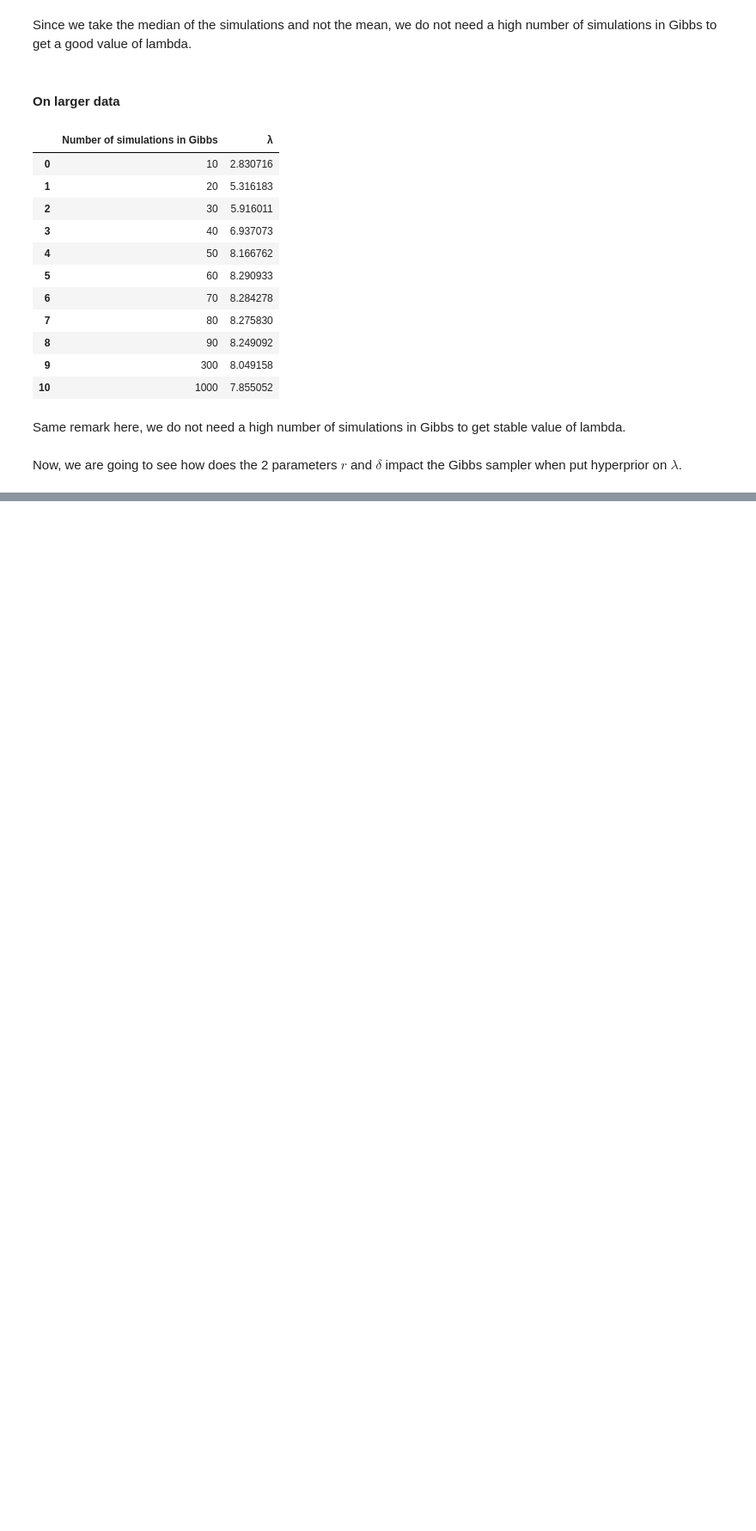
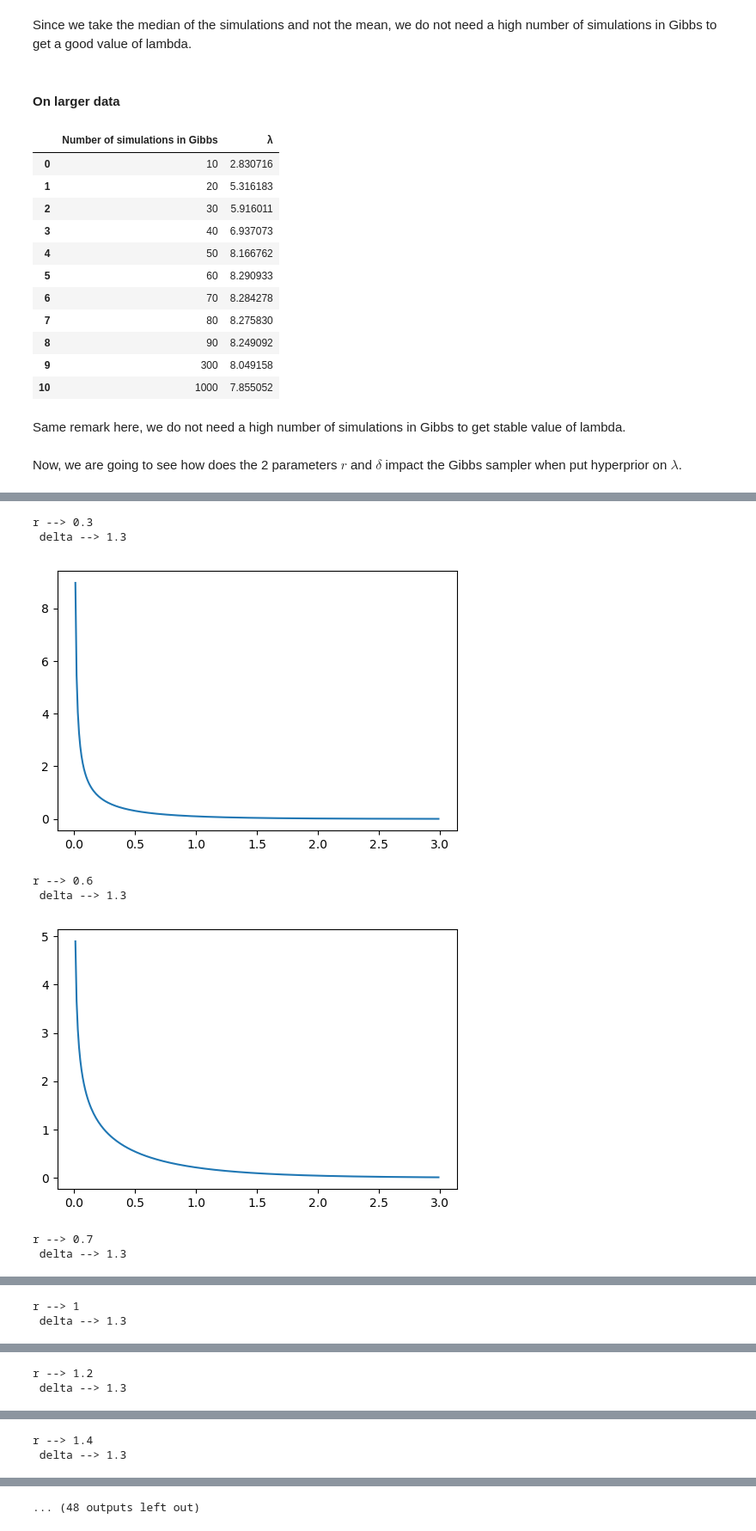
Before and after one commit to mathislinger/Bayesian_Lasso, a Jupyter notebook: code.ipynb, the cells around one changed output, grey strips where cells are left out. Shown at 86% size. Cells and saved outputs as stored; diff of their text form; code cells hidden in the pictures; blank space fills up the shorter version.

```diff
--- a/code.ipynb
+++ b/code.ipynb
@@ -831,0 +890,16 @@ rate = sum(tau_sq[i+1])/2+delta
+# %%
+# Plot for different values of r and lambda
+for i in [1.3,1.5,1.78,1.9,2]:
+    for j in [.3,.6,.7,1,1.2,1.4]:
+        print('r --> {} \n delta --> {}'.format(j,i))
+        plt.plot([k/100 for k in range(1,300,1)], [gamma_prior_lambda_sq(k/100, j, i) for k in range(1,300,1)])
+        plt.show()
+# %% [output]
+r --> 0.3
+ delta --> 1.3
+[figure, added]
+r --> 0.6
+ delta --> 1.3
+[figure, added]
+r --> 0.7
+ delta --> 1.3
@@ -831,0 +907,2 @@ rate = sum(tau_sq[i+1])/2+delta
+r --> 1
+ delta --> 1.3
@@ -831,0 +910,2 @@ rate = sum(tau_sq[i+1])/2+delta
+r --> 1.2
+ delta --> 1.3
@@ -831,0 +913,2 @@ rate = sum(tau_sq[i+1])/2+delta
+r --> 1.4
+ delta --> 1.3
@@ -831,0 +916 @@ rate = sum(tau_sq[i+1])/2+delta
+... (48 outputs left out)
```
Also changed, not shown: parts of 33 cells of this notebook, 2 other files.
